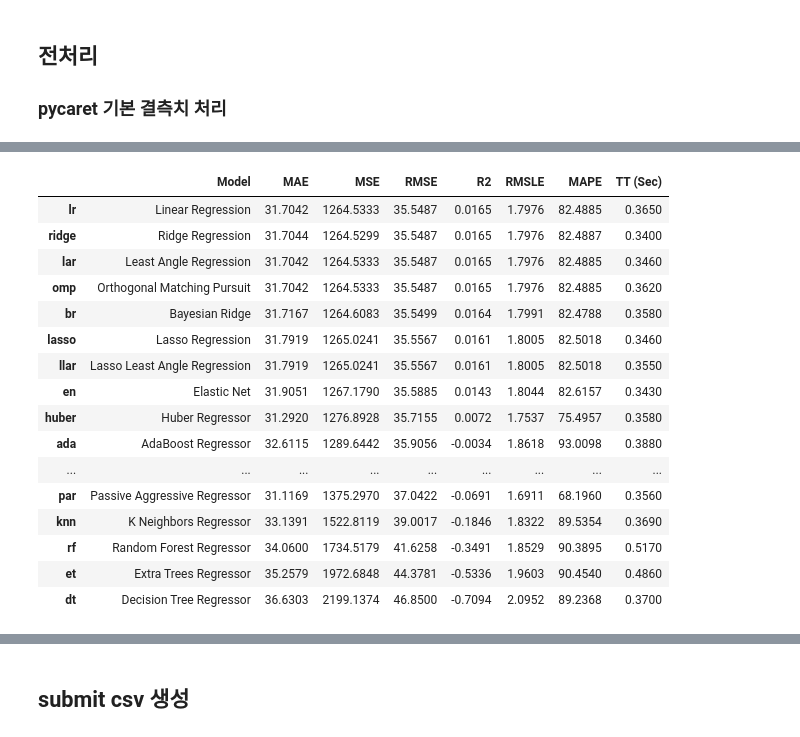
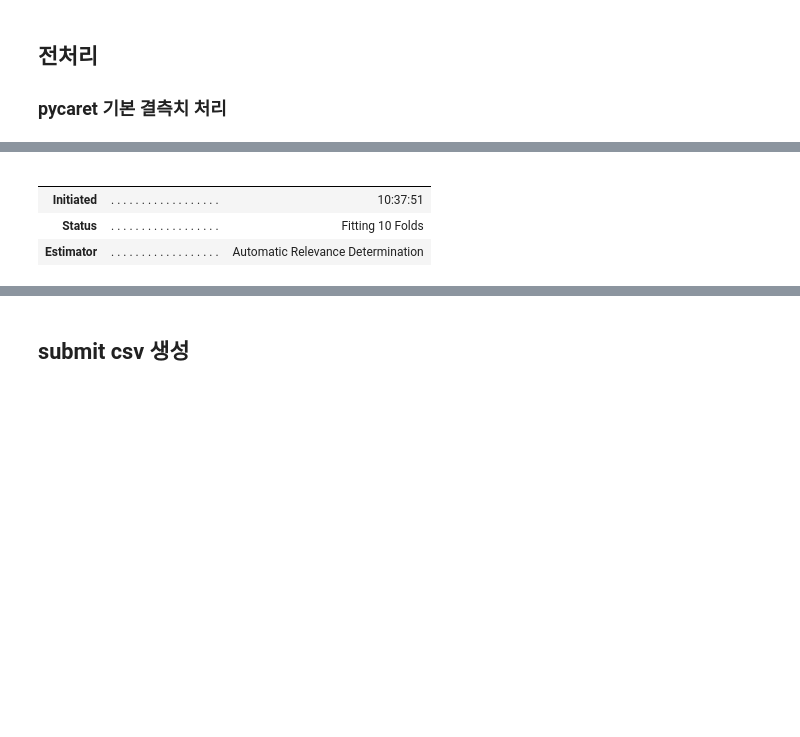
Before and after one commit to syshin0116/Dacon-New-Drug-Development, a Jupyter notebook: pycaret_tuned.ipynb, the cells around one changed output, grey strips where cells are left out. Cells and saved outputs as stored; diff of their text form; code cells hidden in the pictures; blank space fills up the shorter version.

```diff
--- a/pycaret_tuned.ipynb
+++ b/pycaret_tuned.ipynb
@@ -319,4 +197,4 @@ Please recompile with CMake option -DUSE_CUDAP=1
 # %%
 # MLM 모델 학습, 튜닝, 블렌딩, 스택킹
-top_3_MLM = compare_models(n_select=3)
+top_5_MLM = compare_models(n_select=5, fold=10, sort='RMSE', turbo=False)
 # %% [output]
@@ -324,17 +201,5 @@ top_3_MLM = compare_models(n_select=3)
-|  | Model | MAE | MSE | RMSE | R2 | RMSLE | MAPE | TT (Sec) |
-| lr | Linear Regression | 31.7042 | 1264.5333 | 35.5487 | 0.0165 | 1.7976 | 82.4885 | 0.3650 |
-| ridge | Ridge Regression | 31.7044 | 1264.5299 | 35.5487 | 0.0165 | 1.7976 | 82.4887 | 0.3400 |
-| lar | Least Angle Regression | 31.7042 | 1264.5333 | 35.5487 | 0.0165 | 1.7976 | 82.4885 | 0.3460 |
-| omp | Orthogonal Matching Pursuit | 31.7042 | 1264.5333 | 35.5487 | 0.0165 | 1.7976 | 82.4885 | 0.3620 |
-| br | Bayesian Ridge | 31.7167 | 1264.6083 | 35.5499 | 0.0164 | 1.7991 | 82.4788 | 0.3580 |
-| lasso | Lasso Regression | 31.7919 | 1265.0241 | 35.5567 | 0.0161 | 1.8005 | 82.5018 | 0.3460 |
-| llar | Lasso Least Angle Regression | 31.7919 | 1265.0241 | 35.5567 | 0.0161 | 1.8005 | 82.5018 | 0.3550 |
-| en | Elastic Net | 31.9051 | 1267.1790 | 35.5885 | 0.0143 | 1.8044 | 82.6157 | 0.3430 |
-| huber | Huber Regressor | 31.2920 | 1276.8928 | 35.7155 | 0.0072 | 1.7537 | 75.4957 | 0.3580 |
-| ada | AdaBoost Regressor | 32.6115 | 1289.6442 | 35.9056 | -0.0034 | 1.8618 | 93.0098 | 0.3880 |
-| ... | ... | ... | ... | ... | ... | ... | ... | ... |
-| par | Passive Aggressive Regressor | 31.1169 | 1375.2970 | 37.0422 | -0.0691 | 1.6911 | 68.1960 | 0.3560 |
-| knn | K Neighbors Regressor | 33.1391 | 1522.8119 | 39.0017 | -0.1846 | 1.8322 | 89.5354 | 0.3690 |
-| rf | Random Forest Regressor | 34.0600 | 1734.5179 | 41.6258 | -0.3491 | 1.8529 | 90.3895 | 0.5170 |
-| et | Extra Trees Regressor | 35.2579 | 1972.6848 | 44.3781 | -0.5336 | 1.9603 | 90.4540 | 0.4860 |
-| dt | Decision Tree Regressor | 36.6303 | 2199.1374 | 46.8500 | -0.7094 | 2.0952 | 89.2368 | 0.3700 |
+|  |  |  |
+|  |  |  |
+| Initiated | . . . . . . . . . . . . . . . . . . | 10:37:51 |
+| Status | . . . . . . . . . . . . . . . . . . | Fitting 10 Folds |
+| Estimator | . . . . . . . . . . . . . . . . . . | Automatic Relevance Determination |
```
Also changed, not shown: parts of 20 cells of this notebook, 11 other files.
